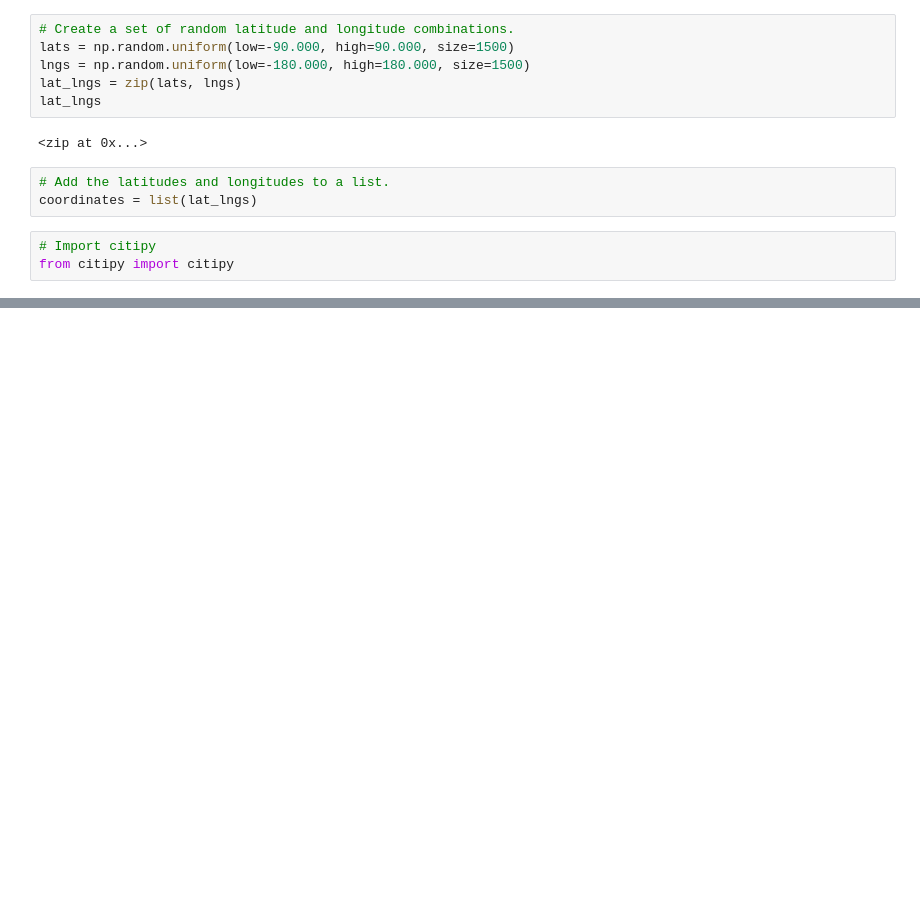
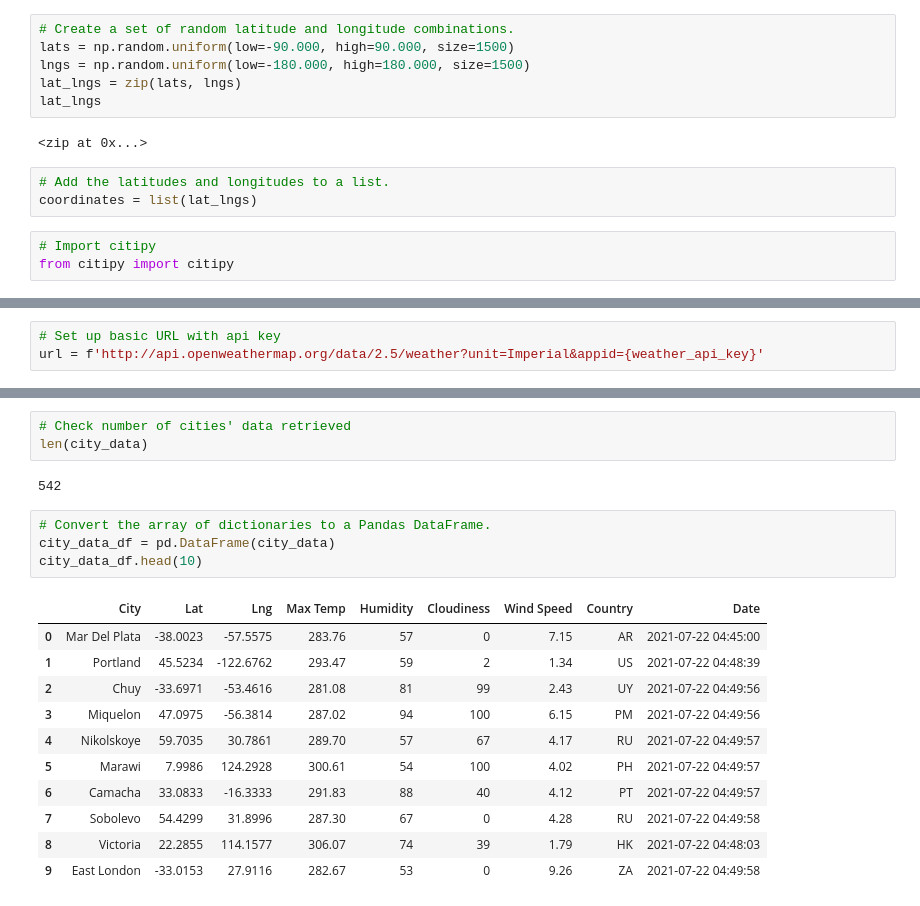
Before and after one commit to aseo67/World_Weather_Analysis, a Jupyter notebook: WeatherPy.ipynb, the cells around one changed output, grey strips where cells are left out. Drawn from its saved outputs; the diff is of its cells as text; blank space fills up the shorter version.

Commit message:
Update WeatherPy analysis

```diff
--- a/WeatherPy.ipynb
+++ b/WeatherPy.ipynb
@@ -33,0 +45,3 @@ len(cities)
+# %%
+# Set up basic URL with api key
+url = f'http://api.openweathermap.org/data/2.5/weather?unit=Imperial&appid={weather_api_key}'
@@ -33,0 +126,21 @@ len(cities)
+# %%
+# Check number of cities' data retrieved
+len(city_data)
+# %% [output]
+542
+# %%
+# Convert the array of dictionaries to a Pandas DataFrame.
+city_data_df = pd.DataFrame(city_data)
+city_data_df.head(10)
+# %% [output]
+|  | City | Lat | Lng | Max Temp | Humidity | Cloudiness | Wind Speed | Country | Date |
+| 0 | Mar Del Plata | -38.0023 | -57.5575 | 283.76 | 57 | 0 | 7.15 | AR | 2021-07-22 04:45:00 |
+| 1 | Portland | 45.5234 | -122.6762 | 293.47 | 59 | 2 | 1.34 | US | 2021-07-22 04:48:39 |
+| 2 | Chuy | -33.6971 | -53.4616 | 281.08 | 81 | 99 | 2.43 | UY | 2021-07-22 04:49:56 |
+| 3 | Miquelon | 47.0975 | -56.3814 | 287.02 | 94 | 100 | 6.15 | PM | 2021-07-22 04:49:56 |
+| 4 | Nikolskoye | 59.7035 | 30.7861 | 289.70 | 57 | 67 | 4.17 | RU | 2021-07-22 04:49:57 |
+| 5 | Marawi | 7.9986 | 124.2928 | 300.61 | 54 | 100 | 4.02 | PH | 2021-07-22 04:49:57 |
+| 6 | Camacha | 33.0833 | -16.3333 | 291.83 | 88 | 40 | 4.12 | PT | 2021-07-22 04:49:57 |
+| 7 | Sobolevo | 54.4299 | 31.8996 | 287.30 | 67 | 0 | 4.28 | RU | 2021-07-22 04:49:58 |
+| 8 | Victoria | 22.2855 | 114.1577 | 306.07 | 74 | 39 | 1.79 | HK | 2021-07-22 04:48:03 |
+| 9 | East London | -33.0153 | 27.9116 | 282.67 | 53 | 0 | 9.26 | ZA | 2021-07-22 04:49:58 |
```
Also changed, not shown: parts of 9 cells of this notebook, 2 other files.
